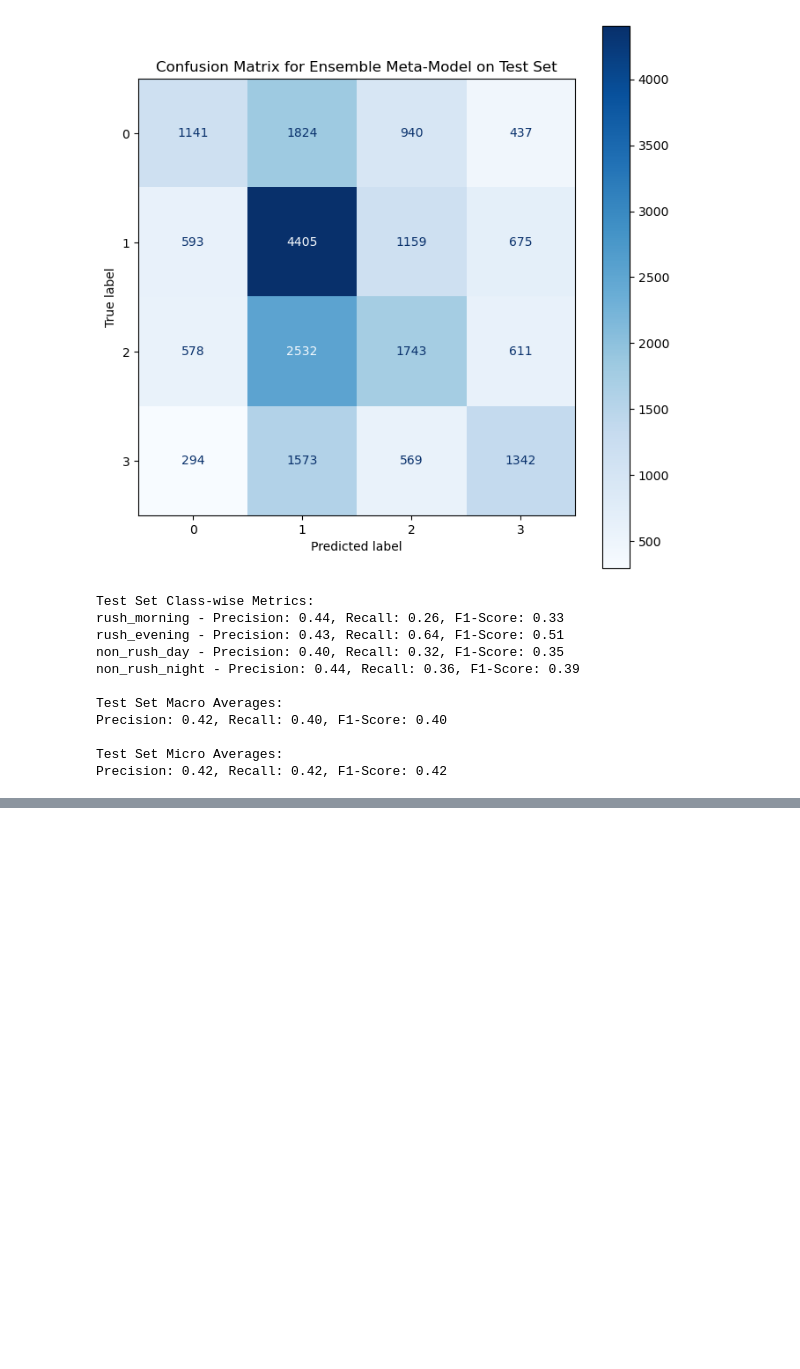
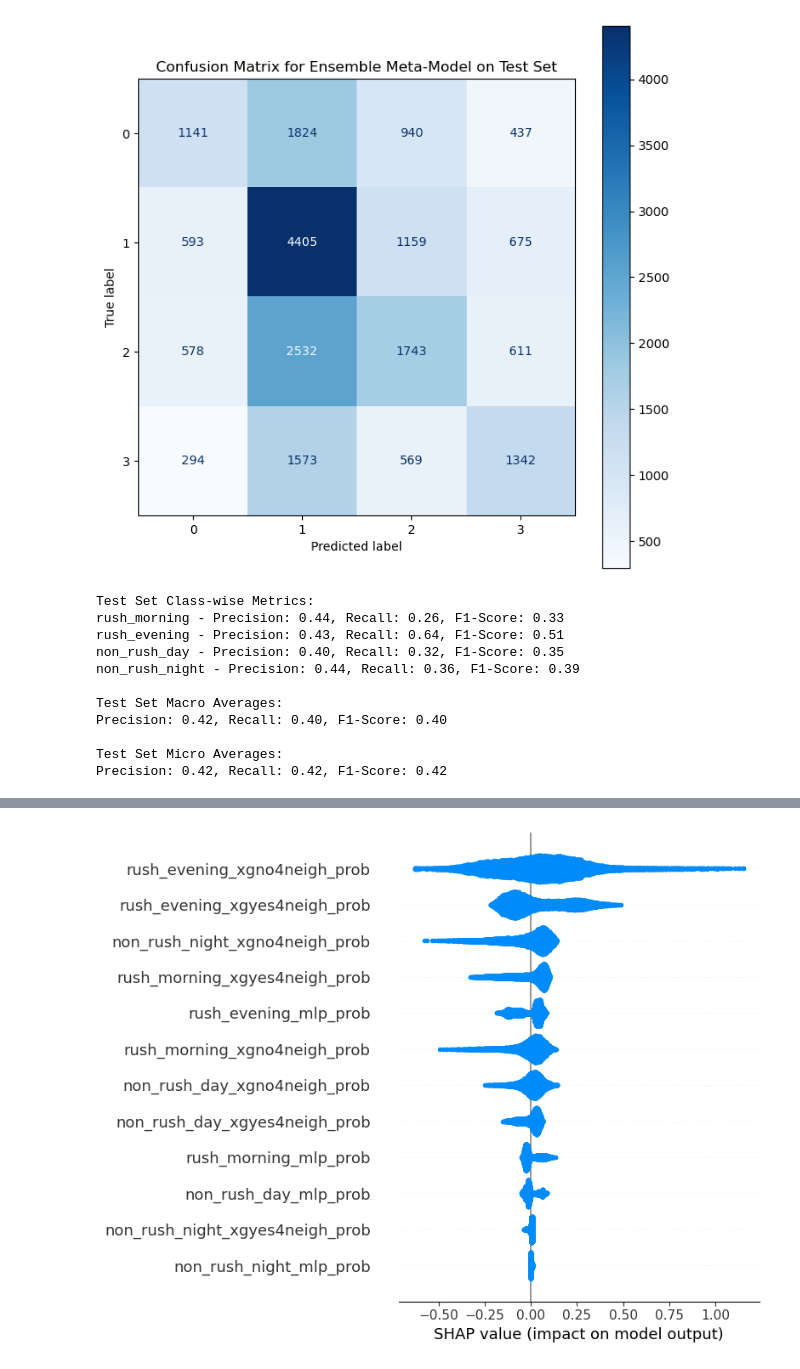
Before and after one commit to jiax264/AI_2023F_Final_Project, a Jupyter notebook: 04_Modeling/Ensemble_2xgboost_MLP.ipynb, the cells around one changed output, grey strips where cells are left out. Saved outputs shown, nothing was run; the diff lists cells and outputs as text; code cells hidden in the pictures; blank space fills up the shorter version.

```diff
--- a/04_Modeling/Ensemble_2xgboost_MLP.ipynb
+++ b/04_Modeling/Ensemble_2xgboost_MLP.ipynb
@@ -159,0 +179,4 @@ Precision: 0.42, Recall: 0.42, F1-Score: 0.42
+# %%
+shap.summary_plot(shap_values[1], feature_names)
+# %% [output]
+[figure, added]
```
Also changed, not shown: parts of 4 cells of this notebook.
